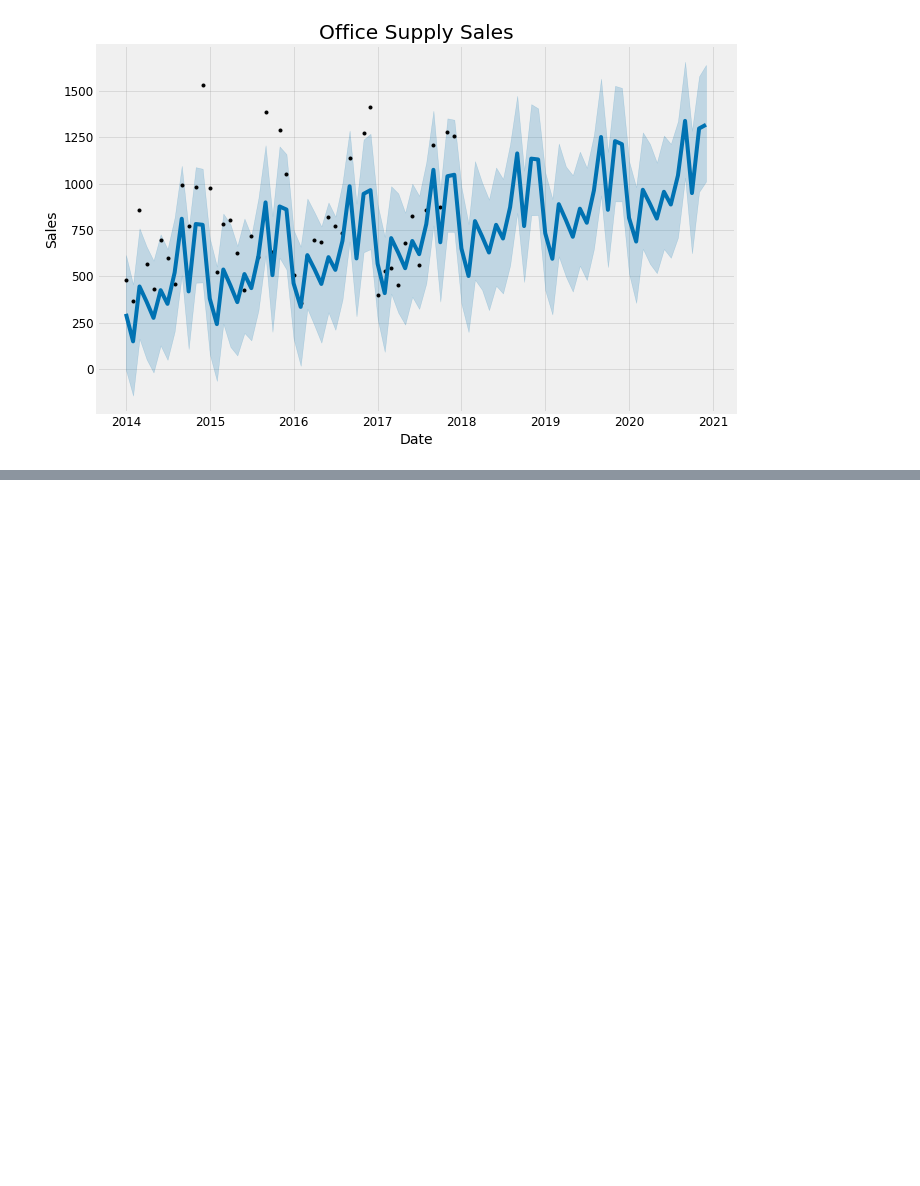
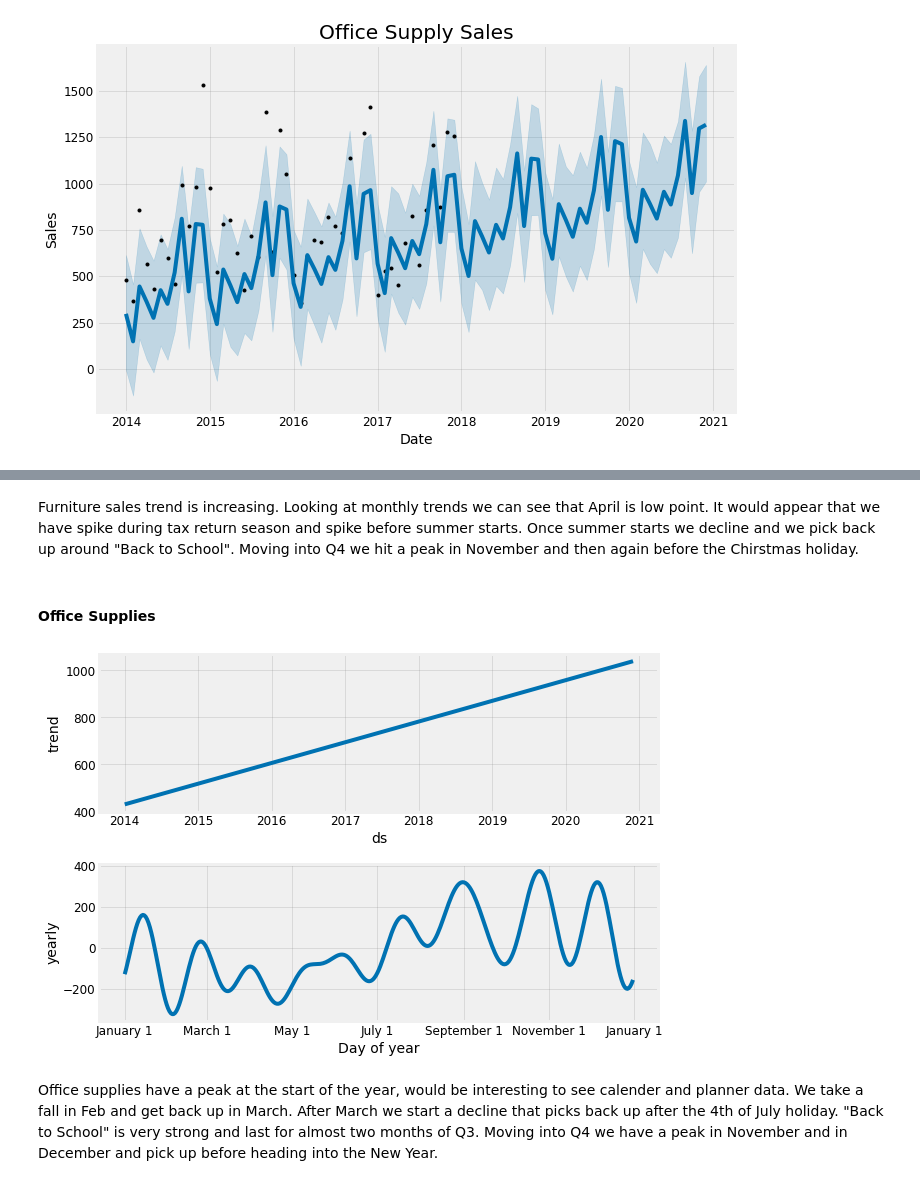
Before and after one commit to therealcrowder/timeSeriesStuff, a Jupyter notebook: pythonTimeSeries.ipynb, the cells around one changed output, grey strips where cells are left out. Drawn from its saved outputs; the diff is of its cells as text; code cells hidden in the pictures; blank space fills up the shorter version.

```diff
--- a/pythonTimeSeries.ipynb
+++ b/pythonTimeSeries.ipynb
@@ -431,0 +492,11 @@ plt.show()
+# %% [markdown]
+Furniture sales trend is increasing. Looking at monthly trends we can see that April is low point. It would appear that we have spike during tax return season and spike before summer starts. Once summer starts we decline and we pick back up around "Back to School". Moving into Q4 we hit a peak in November and then again before the Chirstmas holiday.
+# %% [markdown]
+#### Office Supplies
+# %%
+office_model.plot_components(office_forecast);
+plt.show()
+# %% [output]
+[figure, added]
+# %% [markdown]
+Office supplies have a peak at the start of the year, would be interesting to see calender and planner data. We take a fall in Feb and get back up in March. After March we start a decline that picks back up after the 4th of July holiday. "Back to School" is very strong and last for almost two months of Q3. Moving into Q4 we have a peak in November and in December and pick up before heading into the New Year.
```
Also changed, not shown: parts of 12 cells of this notebook.
